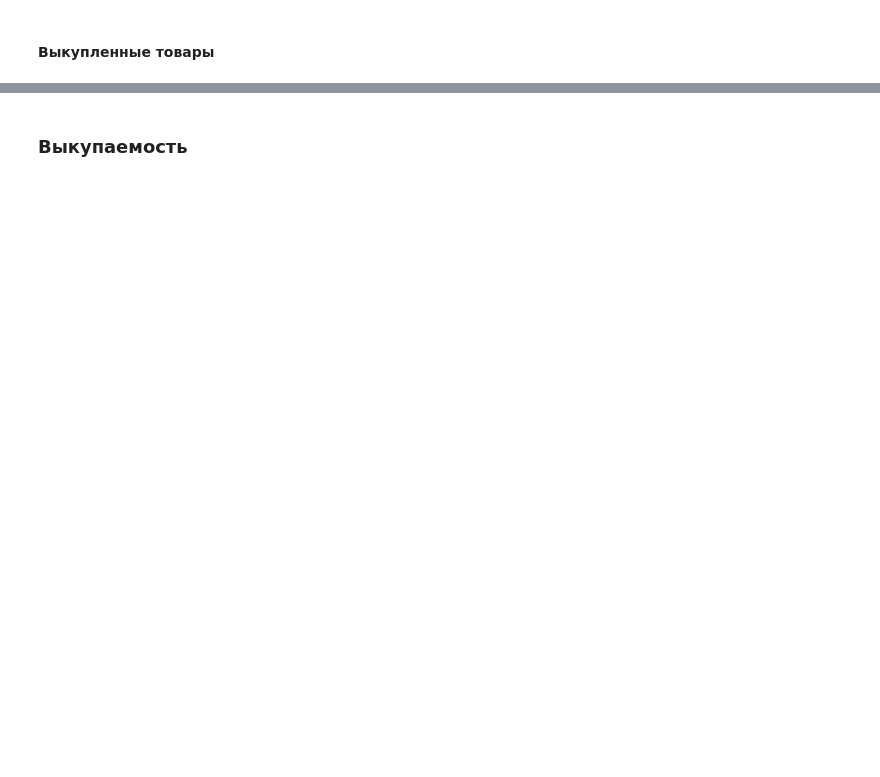
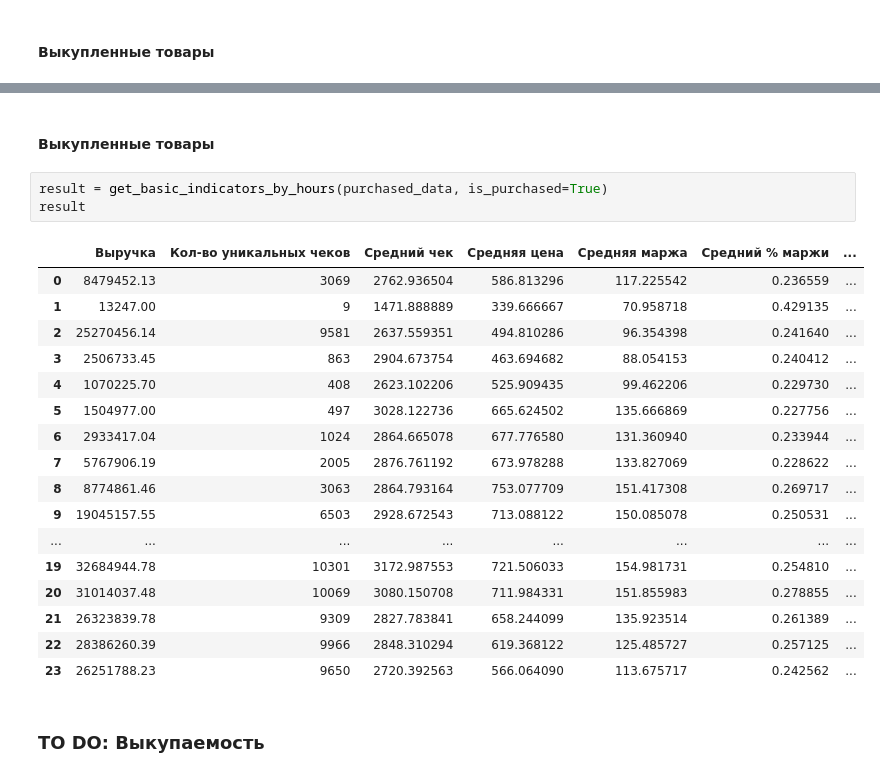
Before and after one commit to millb/course_work, a Jupyter notebook: preprocessing.ipynb, the cells around one changed output, grey strips where cells are left out. Saved outputs shown, nothing was run; the diff lists cells and outputs as text; blank space fills up the shorter version.

```diff
--- a/preprocessing.ipynb
+++ b/preprocessing.ipynb
@@ -350,2 +485,25 @@ data = data.groupby
+# %% [markdown]
+#### Выкупленные товары ####
+# %%
+result = get_basic_indicators_by_hours(purchased_data, is_purchased=True)
+result
+# %% [output]
+|  | Выручка | Кол-во уникальных чеков | Средний чек | Средняя цена | Средняя маржа | Средний % маржи | ... |
+| 0 | 8479452.13 | 3069 | 2762.936504 | 586.813296 | 117.225542 | 0.236559 | ... |
+| 1 | 13247.00 | 9 | 1471.888889 | 339.666667 | 70.958718 | 0.429135 | ... |
+| 2 | 25270456.14 | 9581 | 2637.559351 | 494.810286 | 96.354398 | 0.241640 | ... |
+| 3 | 2506733.45 | 863 | 2904.673754 | 463.694682 | 88.054153 | 0.240412 | ... |
+| 4 | 1070225.70 | 408 | 2623.102206 | 525.909435 | 99.462206 | 0.229730 | ... |
+| 5 | 1504977.00 | 497 | 3028.122736 | 665.624502 | 135.666869 | 0.227756 | ... |
+| 6 | 2933417.04 | 1024 | 2864.665078 | 677.776580 | 131.360940 | 0.233944 | ... |
+| 7 | 5767906.19 | 2005 | 2876.761192 | 673.978288 | 133.827069 | 0.228622 | ... |
+| 8 | 8774861.46 | 3063 | 2864.793164 | 753.077709 | 151.417308 | 0.269717 | ... |
+| 9 | 19045157.55 | 6503 | 2928.672543 | 713.088122 | 150.085078 | 0.250531 | ... |
+| ... | ... | ... | ... | ... | ... | ... | ... |
+| 19 | 32684944.78 | 10301 | 3172.987553 | 721.506033 | 154.981731 | 0.254810 | ... |
+| 20 | 31014037.48 | 10069 | 3080.150708 | 711.984331 | 151.855983 | 0.278855 | ... |
+| 21 | 26323839.78 | 9309 | 2827.783841 | 658.244099 | 135.923514 | 0.261389 | ... |
+| 22 | 28386260.39 | 9966 | 2848.310294 | 619.368122 | 125.485727 | 0.257125 | ... |
+| 23 | 26251788.23 | 9650 | 2720.392563 | 566.064090 | 113.675717 | 0.242562 | ... |
 # %% [markdown]
-### Выкупаемость ###
+### TO DO: Выкупаемость ###
```
Also changed, not shown: parts of 24 cells of this notebook.
